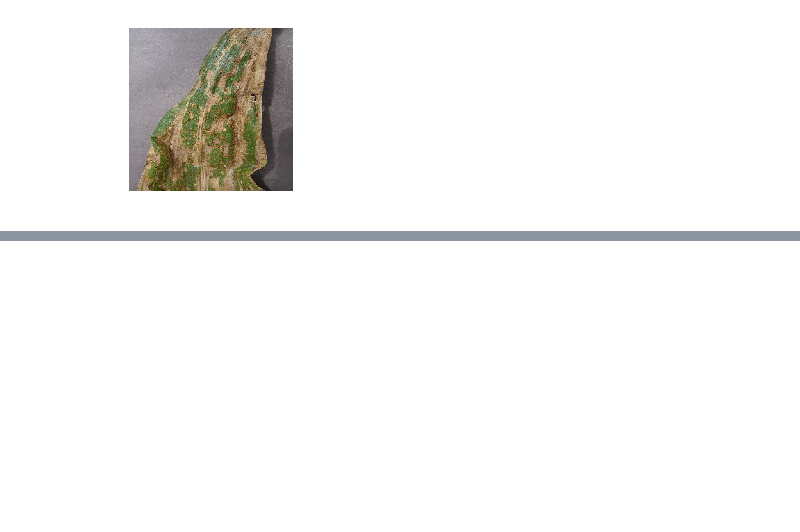
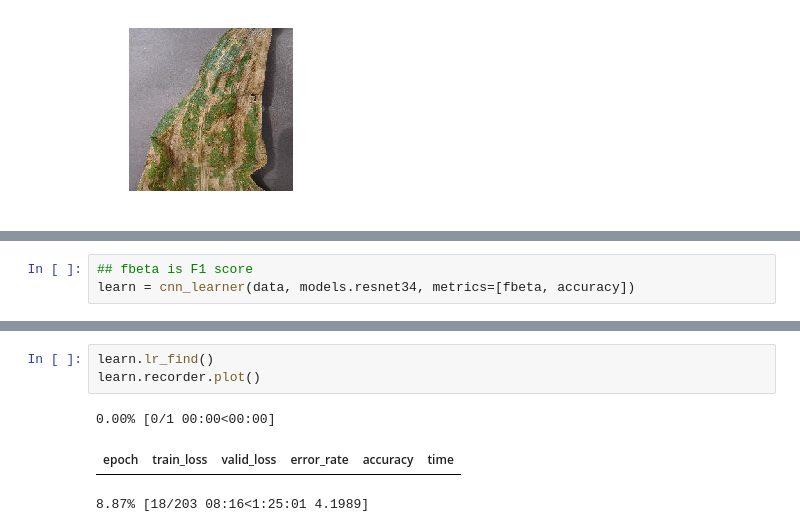
Before and after one commit to Bairouk/PlantIll, a Jupyter notebook: DPModel/Model.ipynb, the cells around one changed output, grey strips where cells are left out. Saved outputs shown, nothing was run; the diff lists cells and outputs as text; blank space fills up the shorter version.

Commit message:
resnet

```diff
--- a/DPModel/Model.ipynb
+++ b/DPModel/Model.ipynb
@@ -66,0 +113,3 @@ Test: None
+# %%
+## fbeta is F1 score
+learn = cnn_learner(data, models.resnet34, metrics=[fbeta, accuracy])
@@ -66,0 +140,7 @@ Test: None
+# %%
+learn.lr_find()
+learn.recorder.plot()
+# %% [output]
+0.00% [0/1 00:00<00:00]
+| epoch | train_loss | valid_loss | error_rate | accuracy | time |
+8.87% [18/203 08:16<1:25:01 4.1989]
```
Also changed, not shown: parts of 15 cells of this notebook.
